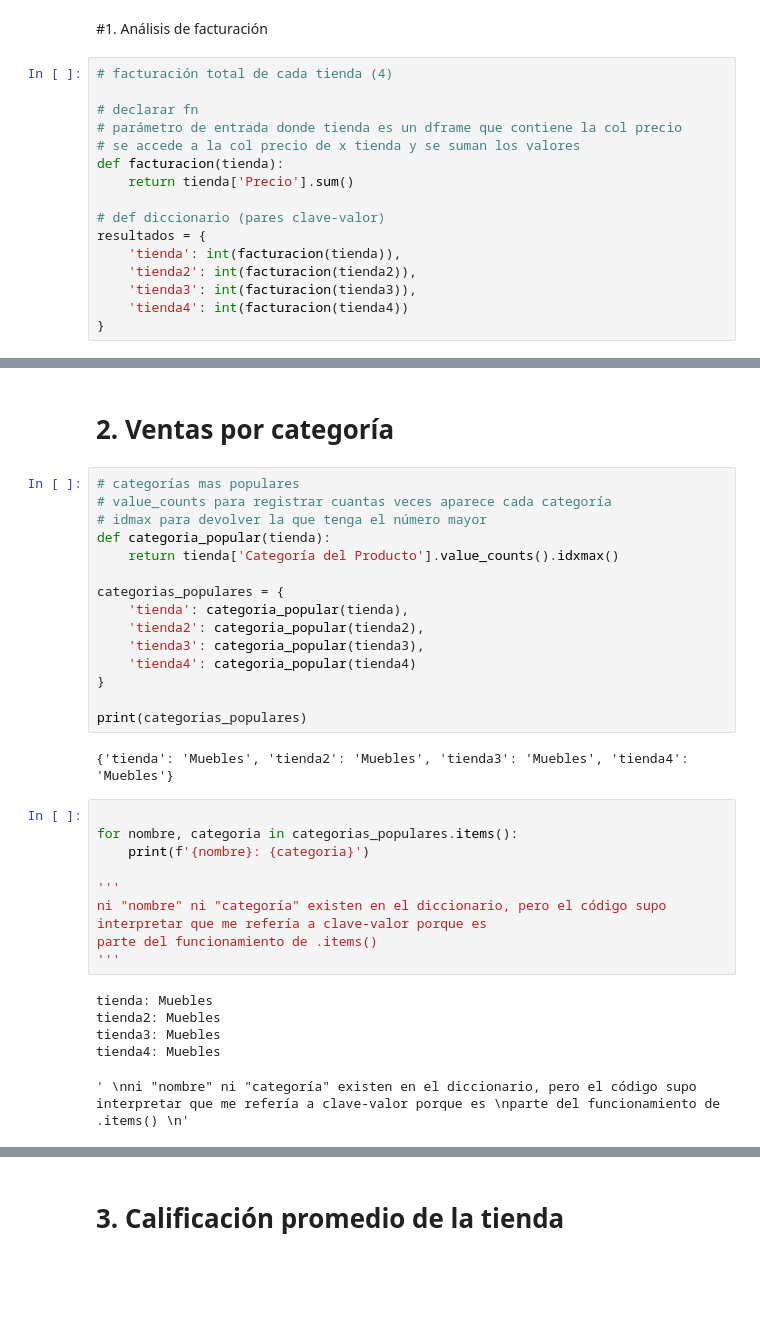
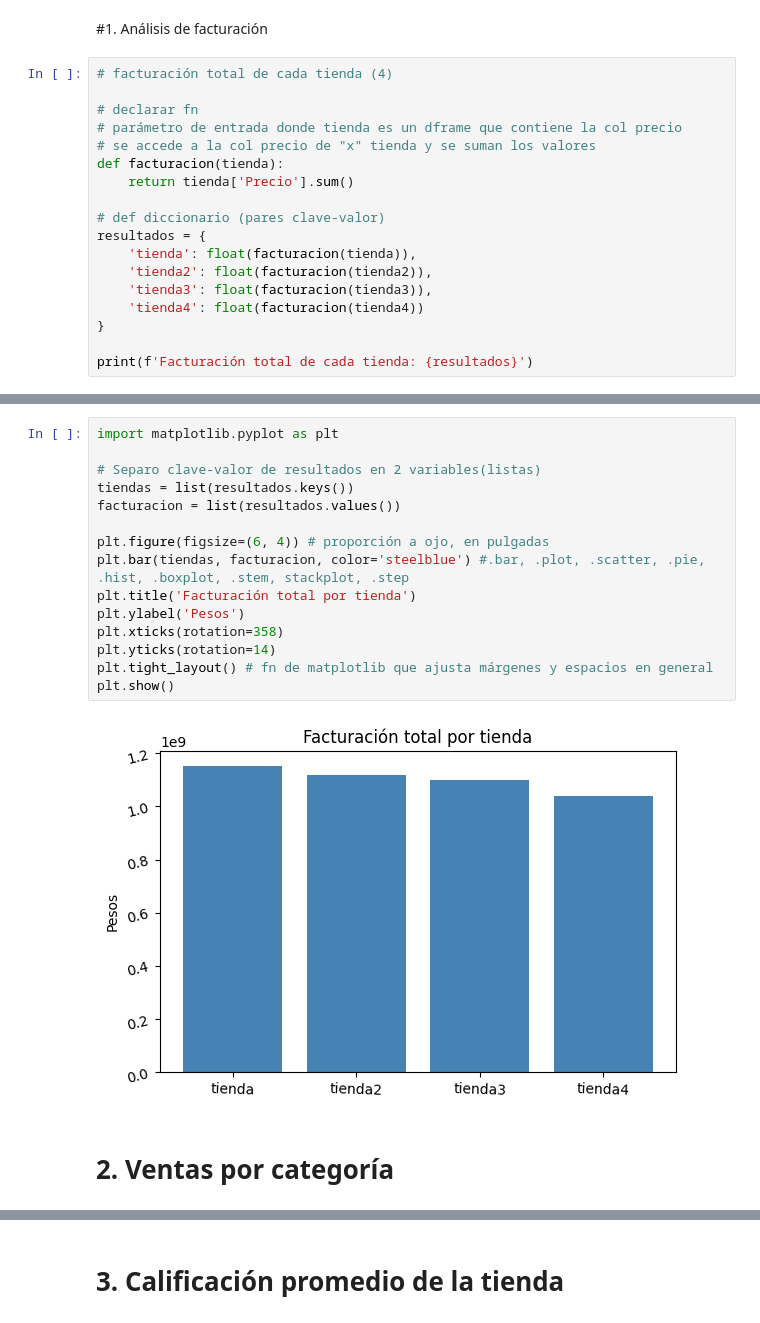
Before and after one commit to reddjedet/challenge-alurastorelatam, a Jupyter notebook: AluraStoreLatam.ipynb, the cells around one changed output, grey strips where cells are left out. Cells and saved outputs as stored; diff of their text form; blank space fills up the shorter version.

```diff
--- a/AluraStoreLatam.ipynb
+++ b/AluraStoreLatam.ipynb
@@ -29,14 +29,16 @@ tienda.head()
 
 # declarar fn
 # parámetro de entrada donde tienda es un dframe que contiene la col precio
-# se accede a la col precio de x tienda y se suman los valores
+# se accede a la col precio de "x" tienda y se suman los valores
 def facturacion(tienda):
     return tienda['Precio'].sum()
 
 # def diccionario (pares clave-valor)
 resultados = {
-    'tienda': int(facturacion(tienda)),
-    'tienda2': int(facturacion(tienda2)),
-    'tienda3': int(facturacion(tienda3)),
-    'tienda4': int(facturacion(tienda4))
+    'tienda': float(facturacion(tienda)),
+    'tienda2': float(facturacion(tienda2)),
+    'tienda3': float(facturacion(tienda3)),
+    'tienda4': float(facturacion(tienda4))
 }
+
+print(f'Facturación total de cada tienda: {resultados}')
@@ -47,34 +57,19 @@ print(resultados)
+# %%
+import matplotlib.pyplot as plt
+
+# Separo clave-valor de resultados en 2 variables(listas)
+tiendas = list(resultados.keys())
+facturacion = list(resultados.values())
+
+plt.figure(figsize=(6, 4)) # proporción a ojo, en pulgadas
+plt.bar(tiendas, facturacion, color='steelblue') #.bar, .plot, .scatter, .pie, .hist, .boxplot, .stem, stackplot, .step
+plt.title('Facturación total por tienda')
+plt.ylabel('Pesos')
+plt.xticks(rotation=358)
+plt.yticks(rotation=14)
+plt.tight_layout() # fn de matplotlib que ajusta márgenes y espacios en general
+plt.show()
+# %% [output]
+[figure, added]
 # %% [markdown]
 # 2. Ventas por categoría
-# %%
-# categorías mas populares
-# value_counts para registrar cuantas veces aparece cada categoría
-# idmax para devolver la que tenga el número mayor
-def categoria_popular(tienda):
-    return tienda['Categoría del Producto'].value_counts().idxmax()
-
-categorias_populares = {
-    'tienda': categoria_popular(tienda),
-    'tienda2': categoria_popular(tienda2),
-    'tienda3': categoria_popular(tienda3),
-    'tienda4': categoria_popular(tienda4)
-}
-
-print(categorias_populares)
-# %% [output]
-{'tienda': 'Muebles', 'tienda2': 'Muebles', 'tienda3': 'Muebles', 'tienda4': 'Muebles'}
-# %%
-
-for nombre, categoria in categorias_populares.items():
-    print(f'{nombre}: {categoria}')
-
-'''
-ni "nombre" ni "categoría" existen en el diccionario, pero el código supo interpretar que me refería a clave-valor porque es
-parte del funcionamiento de .items()
-'''
-# %% [output]
-tienda: Muebles
-tienda2: Muebles
-tienda3: Muebles
-tienda4: Muebles
-' \nni "nombre" ni "categoría" existen en el diccionario, pero el código supo interpretar que me refería a clave-valor porque es \nparte del funcionamiento de .items() \n'
```
Also changed, not shown: parts of 18 cells of this notebook.
